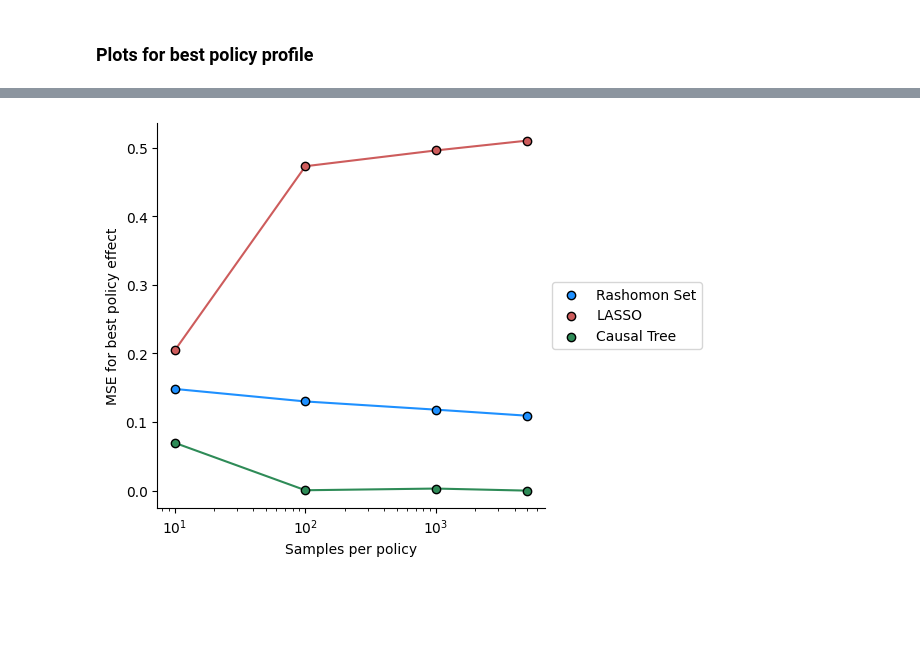
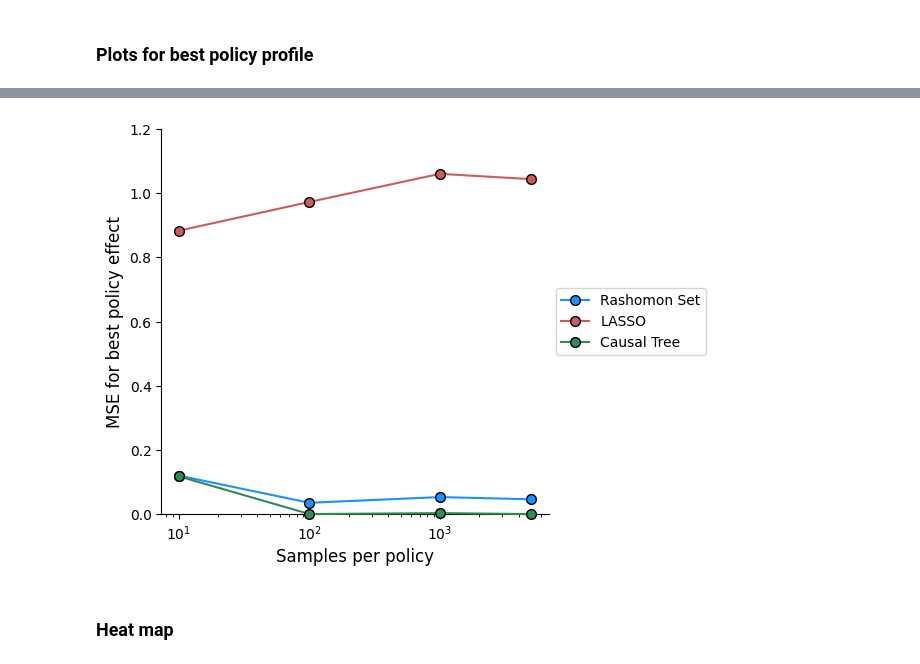
Before and after one commit to AparaV/rashomon-partition-sets, a Jupyter notebook: Code/analyze_results.ipynb, the cells around one changed output, grey strips where cells are left out. Cells and saved outputs as stored; diff of their text form; code cells hidden in the pictures; blank space fills up the shorter version.

```diff
--- a/Code/analyze_results.ipynb
+++ b/Code/analyze_results.ipynb
@@ -292,7 +305,7 @@ plt.show()
 # %% [markdown]
 # Simulations #2
 # %%
-rashomon_csv = "../Results/simulation_2_rashomon.csv"
+rashomon_csv = "../Results/simulation_3_rashomon.csv"
 rashomon_raw_df = pd.read_csv(rashomon_csv)
 rashomon_raw_df = rashomon_raw_df.drop("Unnamed: 0", axis=1)
 rashomon_raw_df.head()
@@ -634,33 +640,33 @@ plt.show()
 # %%
 fig, ax = plt.subplots(figsize=(5,5))
 
 ax.spines[['right', 'top']].set_visible(False)
 
 ax.plot(rashomon_df["n_per_pol"], rashomon_df["best_pol_MSE_mean"],
-        color="dodgerblue", zorder=1)
-ax.scatter(rashomon_df["n_per_pol"], rashomon_df["best_pol_MSE_mean"],
-           color="dodgerblue", edgecolor="black", zorder=1.1, label="Rashomon Set")
+        color="dodgerblue", zorder=1,
+        marker="o", markeredgecolor="black", markersize=7,
+        label="Rashomon Set")
 
 ax.plot(lasso_df["n_per_pol"], lasso_df["best_pol_MSE_mean"],
-        color="indianred", zorder=1)
-ax.scatter(lasso_df["n_per_pol"], lasso_df["best_pol_MSE_mean"],
-           color="indianred", edgecolor="black", zorder=3, clip_on=False,
-           label="LASSO")
+        color="indianred", zorder=3, clip_on=False,
+        marker="o", markeredgecolor="black", markersize=7,
+        label="LASSO")
 
 ax.plot(ct_df["n_per_pol"], ct_df["best_pol_MSE_mean"],
-        color="seagreen", zorder=1)
-ax.scatter(ct_df["n_per_pol"], ct_df["best_pol_MSE_mean"],
-           color="seagreen", edgecolor="black", zorder=3, clip_on=False,
-           label="Causal Tree")
+        color="seagreen", zorder=3.5, clip_on=False,
+        marker="o", markeredgecolor="black", markersize=7,
+        label="Causal Tree")
 
 ax.set_xscale("log")
-ax.set_xlabel("Samples per policy")
-# ax.set_ylim(0, 1)
-ax.set_ylabel("MSE for best policy effect")
+ax.set_xlabel("Samples per policy", fontsize=12)
+ax.set_ylim(0, 1.2)
+ax.set_ylabel("MSE for best policy effect", fontsize=12)
 
 ax.legend(loc="center left", bbox_to_anchor=(1, 0.5))
 
-# plt.savefig("../Figures/worst_case/best_policy_MSE.png", dpi=300, bbox_inches="tight")
+# plt.savefig("../Figures/sim_3/best_policy_MSE.png", dpi=300, bbox_inches="tight")
 plt.show()
 # %% [output]
-[figure, old version]
+[figure, new version]
+# %% [markdown]
+### Heat map
```
Also changed, not shown: parts of 17 cells of this notebook, 13 other files.
